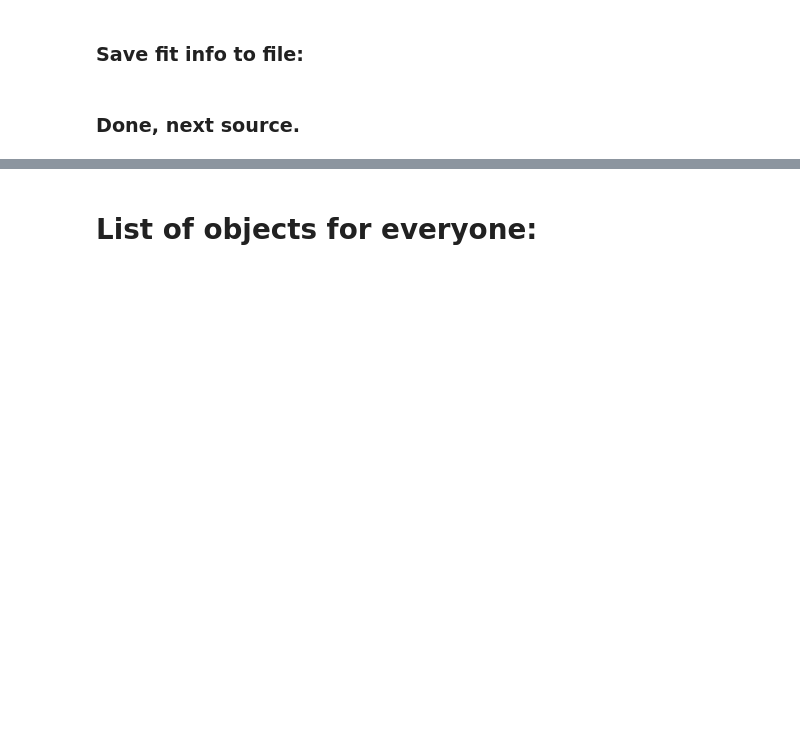
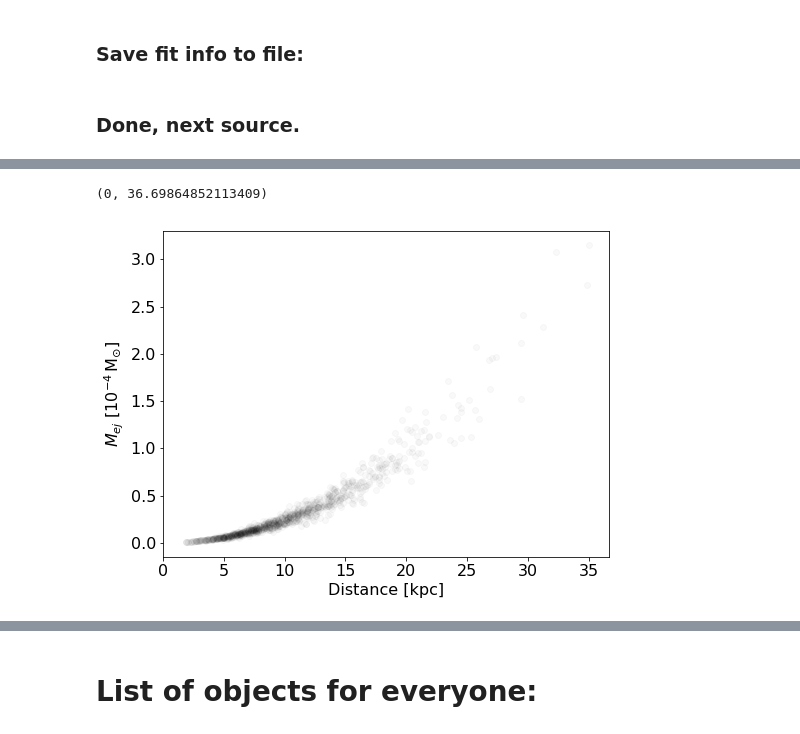
Before and after one commit to tsiegert/for-students, a Jupyter notebook: nova_analysis/stan_fit_spi-novae_template.ipynb, the cells around one changed output, grey strips where cells are left out. Drawn from its saved outputs; the diff is of its cells as text; code cells hidden in the pictures; blank space fills up the shorter version.

```diff
--- a/nova_analysis/stan_fit_spi-novae_template.ipynb
+++ b/nova_analysis/stan_fit_spi-novae_template.ipynb
@@ -377,0 +419,13 @@ np.savez_compressed('save_StanFit_Nova'+data_frame['Name'][good_novae[ndx]]+'.np
+# %%
+try:
+    #read filename.pkl (if already compiled)
+    model = pickle.load(open('spimodfit_nova_massfit_unknowndist_bg_conti_sep_nozeros.stan', 'rb'))
+
+except:
+    print('Stan model not yet compiled, doing that now')
+    ## compile model (if not yet compiled):
+    model = pystan.StanModel('spimodfit_nova_massfit_unknowndist_bg_conti_sep_nozeros.stan')
+
+    ## save it to the file 'filename.pkl' for later use
+    with open('spimodfit_nova_massfit_unknowndist_bg_conti_sep_nozeros.pkl', 'wb') as f:
+        pickle.dump(model, f)
@@ -377,0 +437,2 @@ np.savez_compressed('save_StanFit_Nova'+data_frame['Name'][good_novae[ndx]]+'.np
+# %%
+y_test = np.random.poisson(data[fidx:,:].ravel() + nova_model_decay[fidx:,:].ravel()*100)
@@ -377,0 +525,10 @@ np.savez_compressed('save_StanFit_Nova'+data_frame['Name'][good_novae[ndx]]+'.np
+# %%
+# sample full posterior
+start = time.time()
+fit_tmp = model.sampling(data=data2D,
+                         chains=1,
+                         iter=2000,
+                         n_jobs=-1,
+                         verbose=True,
+                         pars=['lgM','dist','flux','Abg_lines','Abg_conti'])
+print(time.time()-start)
@@ -377,0 +557,8 @@ np.savez_compressed('save_StanFit_Nova'+data_frame['Name'][good_novae[ndx]]+'.np
+# %%
+plt.plot(fit_tmp['dist'],10**fit_tmp['lgM']*1e4,'o',alpha=0.025)
+plt.xlabel('Distance [kpc]')
+plt.ylabel(r'$M_{ej}$ [$10^{-4}\,\mathrm{M_{\odot}}]$')
+plt.xlim(0,)
+# %% [output]
+(0, 36.69864852113409)
+[figure, added]
```
Also changed, not shown: parts of 56 cells of this notebook.
